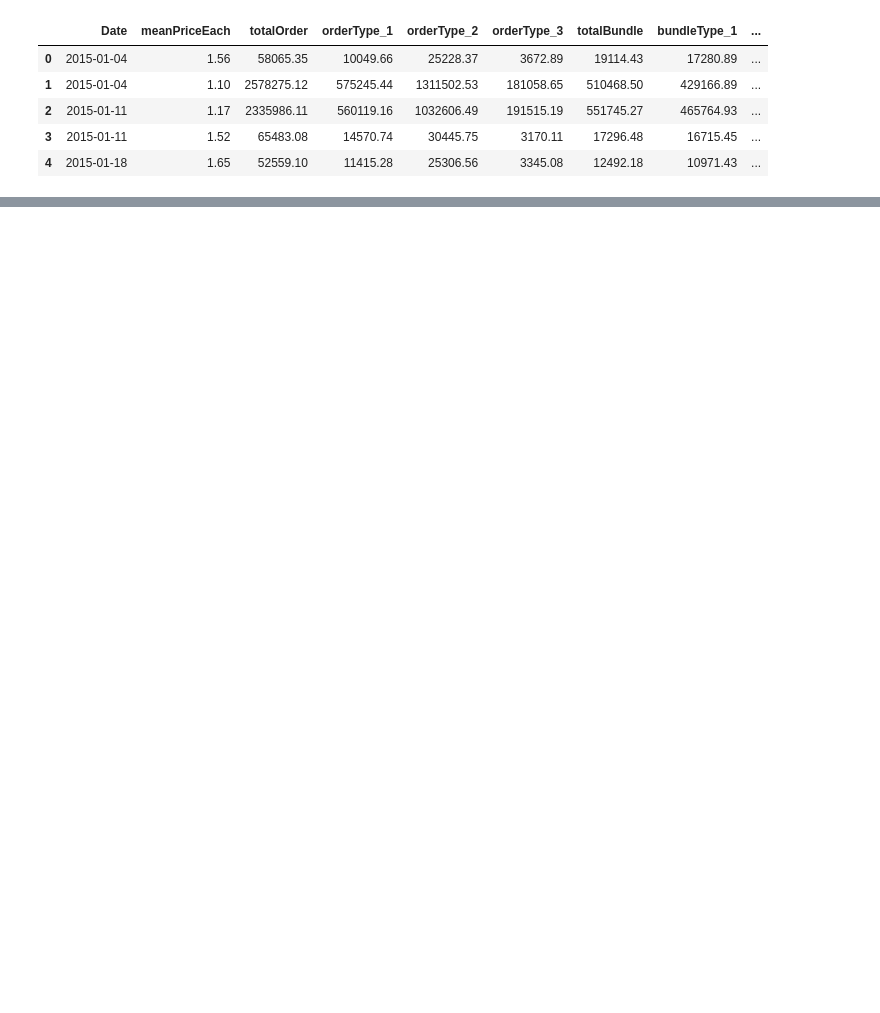
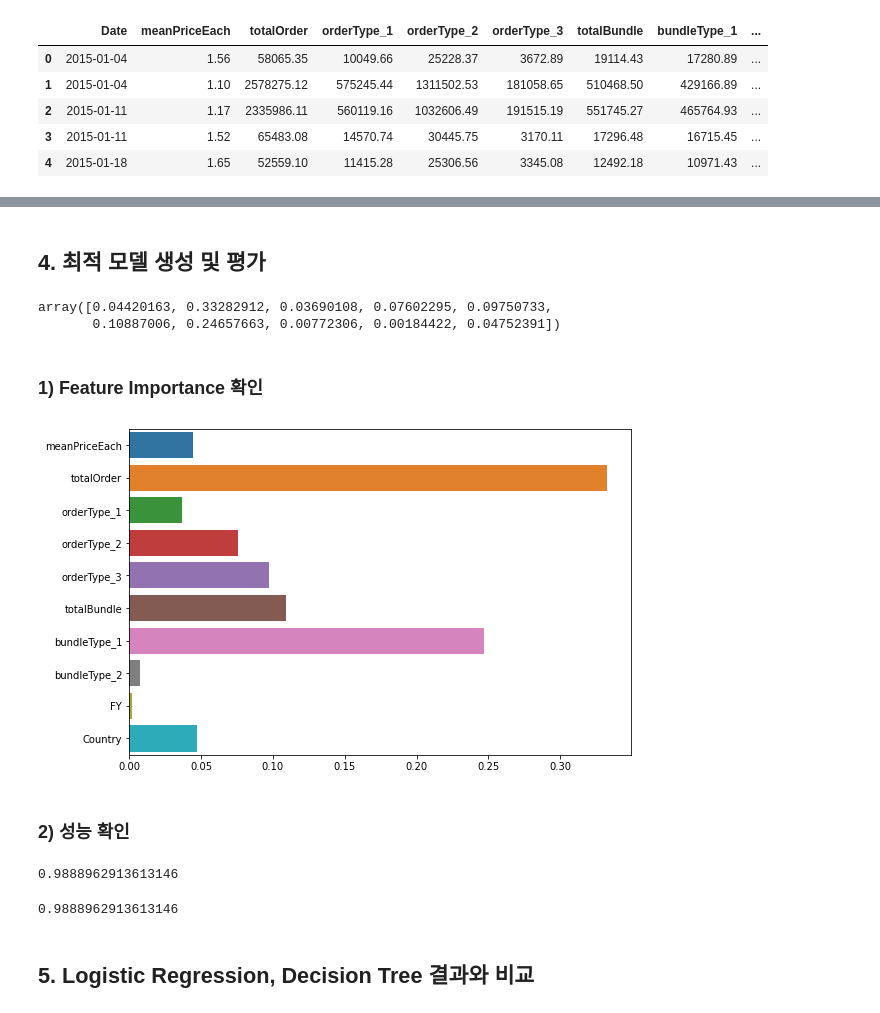
Before and after one commit to winterconnect/Machine_Learning, a Jupyter notebook: Python_Machine_Learning/code/Practice_Product.ipynb, the cells around one changed output, grey strips where cells are left out. Saved outputs shown, nothing was run; the diff lists cells and outputs as text; code cells hidden in the pictures; blank space fills up the shorter version.

```diff
--- a/Python_Machine_Learning/code/Practice_Product.ipynb
+++ b/Python_Machine_Learning/code/Practice_Product.ipynb
@@ -446,0 +295,5 @@ f1_score(y_test, y_hat_5, pos_label = 'Offline')
+# %%
+params = {'n_estimators' : [100, 300, 500, 700, 900],
+          'max_features' : [1, 2, 3, 4, 5],
+          'max_depth' : [3, 4, 5, 6, 7],
+          'random_state' : [2045]}
@@ -446,0 +302,8 @@ f1_score(y_test, y_hat_5, pos_label = 'Offline')
+# %%
+grid_cv = GridSearchCV(RF,
+                       param_grid = params,
+                       scoring = 'accuracy',
+                       cv = KFold(n_splits = 5,
+                                  random_state = 2045),
+                       refit = True,
+                       n_jobs = -1)
@@ -446,0 +312,10 @@ f1_score(y_test, y_hat_5, pos_label = 'Offline')
+# %%
+start_time = datetime.now()
+
+grid_cv.fit(X_train, y_train)
+
+end_time = datetime.now()
+
+print('Elapsed Time: ' , end_time - start_time)
+
+# 39분 소요...
@@ -446,0 +343,31 @@ f1_score(y_test, y_hat_5, pos_label = 'Offline')
+# %% [markdown]
+## 4. 최적 모델 생성 및 평가
+# %%
+model_CV = grid_cv.best_estimator_
+
+y_hat = model_CV.predict(X_test)
+# %%
+model_CV.feature_importances_
+# %% [output]
+array([0.04420163, 0.33282912, 0.03690108, 0.07602295, 0.09750733,
+       0.10887006, 0.24657663, 0.00772306, 0.00184422, 0.04752391])
+# %% [markdown]
+### 1) Feature Importance 확인
+# %%
+plt.figure(figsize = (9, 6))
+sns.barplot(model_CV.feature_importances_,
+            ['meanPriceEach', 'totalOrder', 'orderType_1', 'orderType_2',
+       'orderType_3', 'totalBundle', 'bundleType_1', 'bundleType_2', 'FY', 'Country'])
+plt.show()
+# %% [output]
+[figure, added]
+# %% [markdown]
+### 2) 성능 확인
+# %%
+acc_CV = accuracy_score(y_test, y_hat)
+
+accuracy_score(y_test, y_hat)
+
+# 0.9888로 떨어짐!
+# %% [output]
+0.9888962913613146
@@ -446,0 +383,10 @@ f1_score(y_test, y_hat_5, pos_label = 'Offline')
+# %%
+acc_rf2 = accuracy_score(y_test, y_hat_rf2)
+
+acc_rf2
+
+# 똑같다
+# %% [output]
+0.9888962913613146
+# %% [markdown]
+## 5. Logistic Regression, Decision Tree 결과와 비교
```
Also changed, not shown: parts of 118 cells of this notebook, 1 other file.
